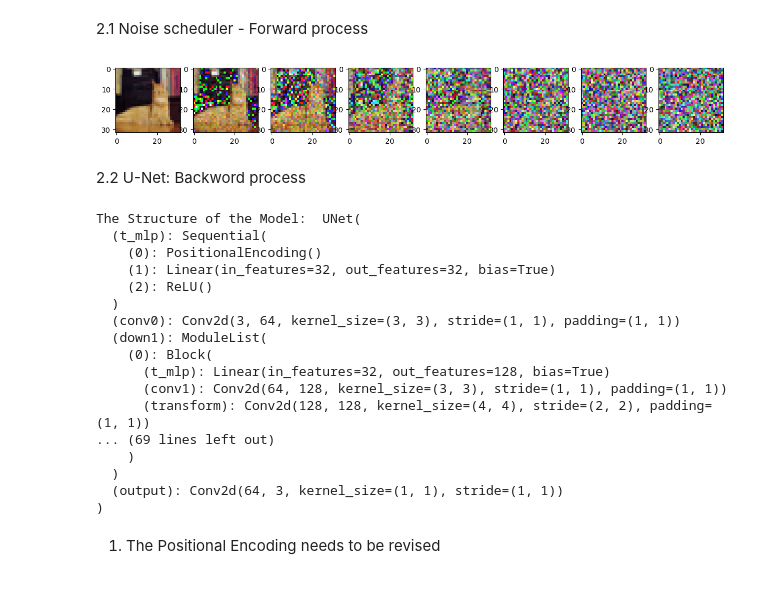
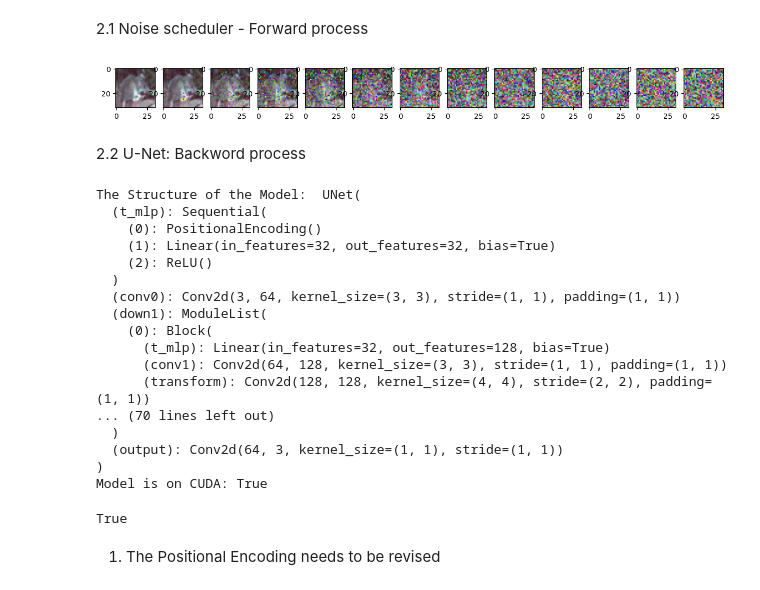
Before and after one commit to ypplaile/VideoDiffusion_from_scratch, a Jupyter notebook: main.ipynb, the cells around one changed output. Cells and saved outputs as stored; diff of their text form; code cells hidden in the pictures.

Commit message:
CUDA usage configured

```diff
--- a/main.ipynb
+++ b/main.ipynb
@@ -4,6 +4,11 @@ os.chdir('G:/My Drive/GitHub/VideoDiffusion/')
 import torch
 import torchvision
 import torchvision.transforms as transforms
+from torchvision.io import read_image
 import matplotlib.pyplot as plt
 import numpy as np
 import pandas as pd
+
+print(torch.cuda.is_available())
+torch.set_default_device('cuda')
+device = torch.device('cuda:0' if torch.cuda.is_available() else 'cpu')
@@ -44,7 +51,7 @@ tensor(0.0431)
 # %% [markdown]
 1.2 Data loader
 # %%
-from torch.utils.data import DataLoader
+from torch.utils.data import DataLoader, RandomSampler
 from torchvision import transforms
 
 img_size1 = 32
@@ -74,13 +81,19 @@ def show_sample_image(image):
     ])
 
     # For batched dataset
+    image = image.to('cpu')
     if len(image.shape) == 4:
         image = image[0,:,:,:]
     plt.imshow(image_transform(image))
 
 data_all = load_transform_data()
 data_cat = [item for item in data_all if item[1] == cat_class_index]
-data_loader = DataLoader(data_cat, batch_size=batch_size1, shuffle=True, drop_last=True)
+
+
+generator = torch.Generator(device=device)
+generator.manual_seed(42)
+sampler = RandomSampler(data_cat, generator=generator)
+data_loader = DataLoader(data_cat, batch_size=batch_size1, sampler=sampler, drop_last=True)
 # %% [output]
 Files already downloaded and verified
 Files already downloaded and verified
@@ -88,6 +101,7 @@ Files already downloaded and verified
 2.1  Noise scheduler - Forward process
 # %%
 import torch.nn.functional as F
+
 
 # Define beta, alpha
 timesteps = 100
@@ -99,37 +113,37 @@ beta = torch.linspace(beta_start, beta_end, timesteps)
 alpha = 1. - beta
 alpha_cumprod = torch.cumprod(alpha, dim=0)
 alpha_cumprod_pad1 = F.pad(alpha_cumprod[:-1], (1, 0), value=1.) # let 'alpha list' start from 1, and drop the last element
 sqrt_recip_alpha = torch.sqrt(1./alpha)
 sqrt_alpha_cumprod = torch.sqrt(alpha_cumprod)
 sqrt_oneminus_alpha_cumprod = torch.sqrt(1-alpha_cumprod)
 posterior_variance = beta * (1. - alpha_cumprod_pad1) / (1. - alpha_cumprod)
 
 def get_index(list1, t, x_shape):
     batch_size = t.shape[0]
-    output = list1.gather(-1,t.cpu())
+    output = list1.gather(-1,t.to(device))
     return output.reshape(batch_size, *((1,) * (len(x_shape) - 1))).to(t.device)
 
-def forward_diffusion(x_0, t, device='cpu'):
+def forward_diffusion(x_0, t, device=device):
     noise = torch.randn_like(x_0)
     sqrt_alpha_cumprod_t = get_index(sqrt_alpha_cumprod, t, x_0.shape)
     sqrt_oneminus_alpha_cumprod_t = get_index(sqrt_oneminus_alpha_cumprod, t, x_0.shape)
     x_t = sqrt_alpha_cumprod_t.to(device) * x_0.to(device) + sqrt_oneminus_alpha_cumprod_t.to(device) * noise.to(device)
     return x_t, noise.to(device)
 
 
 
 image = next(iter(data_loader))[0] # get the first batch
-num_samples = 7
+num_samples = 12
 step_size = timesteps//num_samples #100//12=8
 
 plt.figure(figsize=(15, 15))
 for i in range(0, timesteps, step_size):
     t = torch.tensor([i]).type(torch.long)
     plt.subplot(1, num_samples+1, i//step_size+1) # start from x_0 (uncorrupted), so +1
     img, noise = forward_diffusion(image, t)
     show_sample_image(img)
 # %% [output]
-[figure, old version]
+[figure, new version]
 # %% [markdown]
 2.2 U-Net: Backword process
 # %%
@@ -218,8 +232,9 @@ class UNet(nn.Module):
 
 ######################################### Test the Model #########################################
 
-model = UNet()
+model = UNet().to(device)
 print("The Structure of the Model: ", model)
+print(f"Model is on CUDA: {next(model.parameters()).is_cuda}")
 # %% [output]
 The Structure of the Model:  UNet(
   (t_mlp): Sequential(
@@ -233,10 +248,14 @@ The Structure of the Model:  UNet(
       (t_mlp): Linear(in_features=32, out_features=128, bias=True)
       (conv1): Conv2d(64, 128, kernel_size=(3, 3), stride=(1, 1), padding=(1, 1))
       (transform): Conv2d(128, 128, kernel_size=(4, 4), stride=(2, 2), padding=(1, 1))
-... (69 lines left out)
-    )
+... (70 lines left out)
   )
   (output): Conv2d(64, 3, kernel_size=(1, 1), stride=(1, 1))
 )
+Model is on CUDA: True
+# %%
+sqrt_oneminus_alpha_cumprod.is_cuda
+# %% [output]
+True
 # %% [markdown]
 1. The Positional Encoding needs to be revised
```
Also changed, not shown: parts of 2 cells of this notebook, 2 other files.
